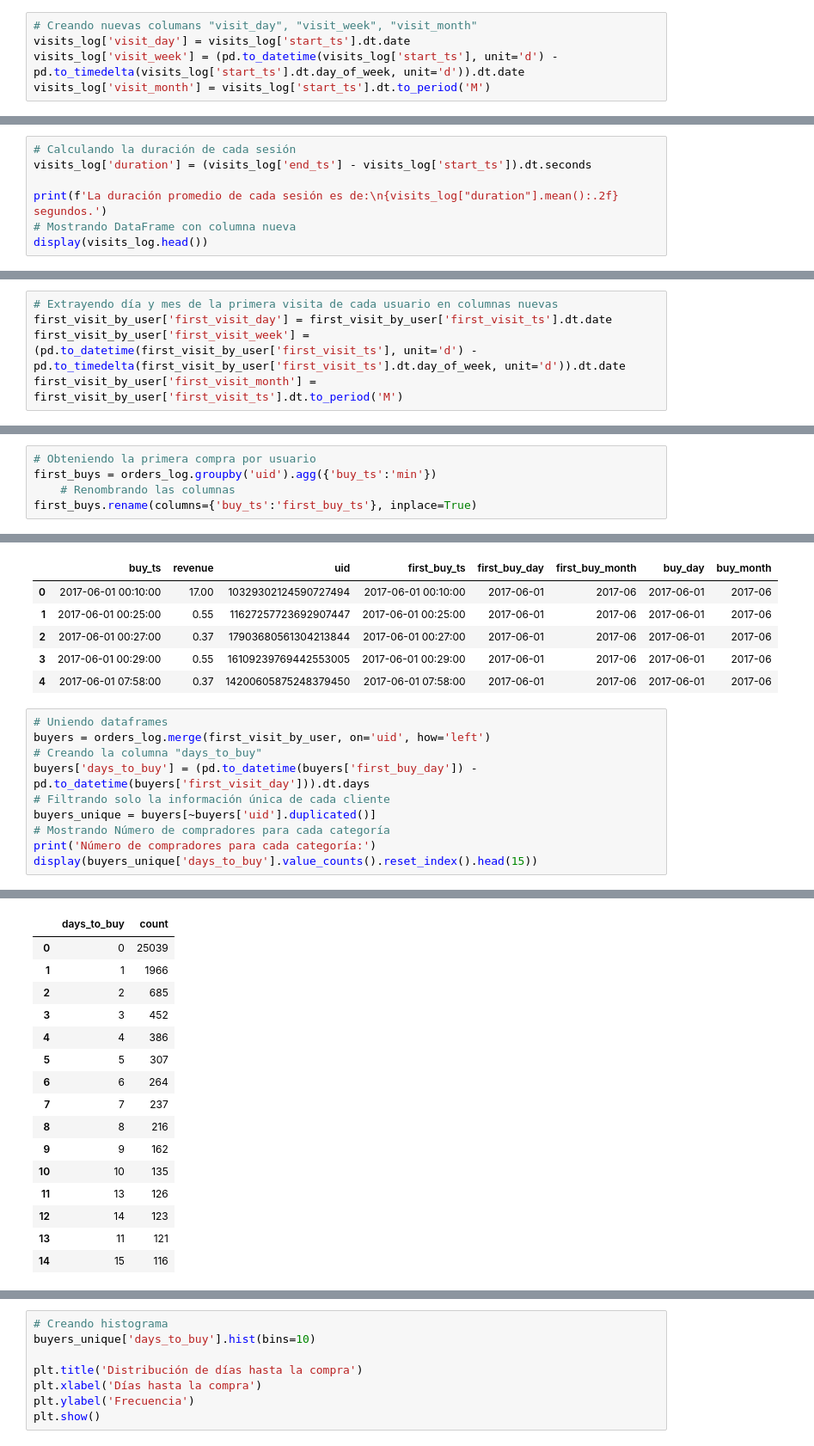
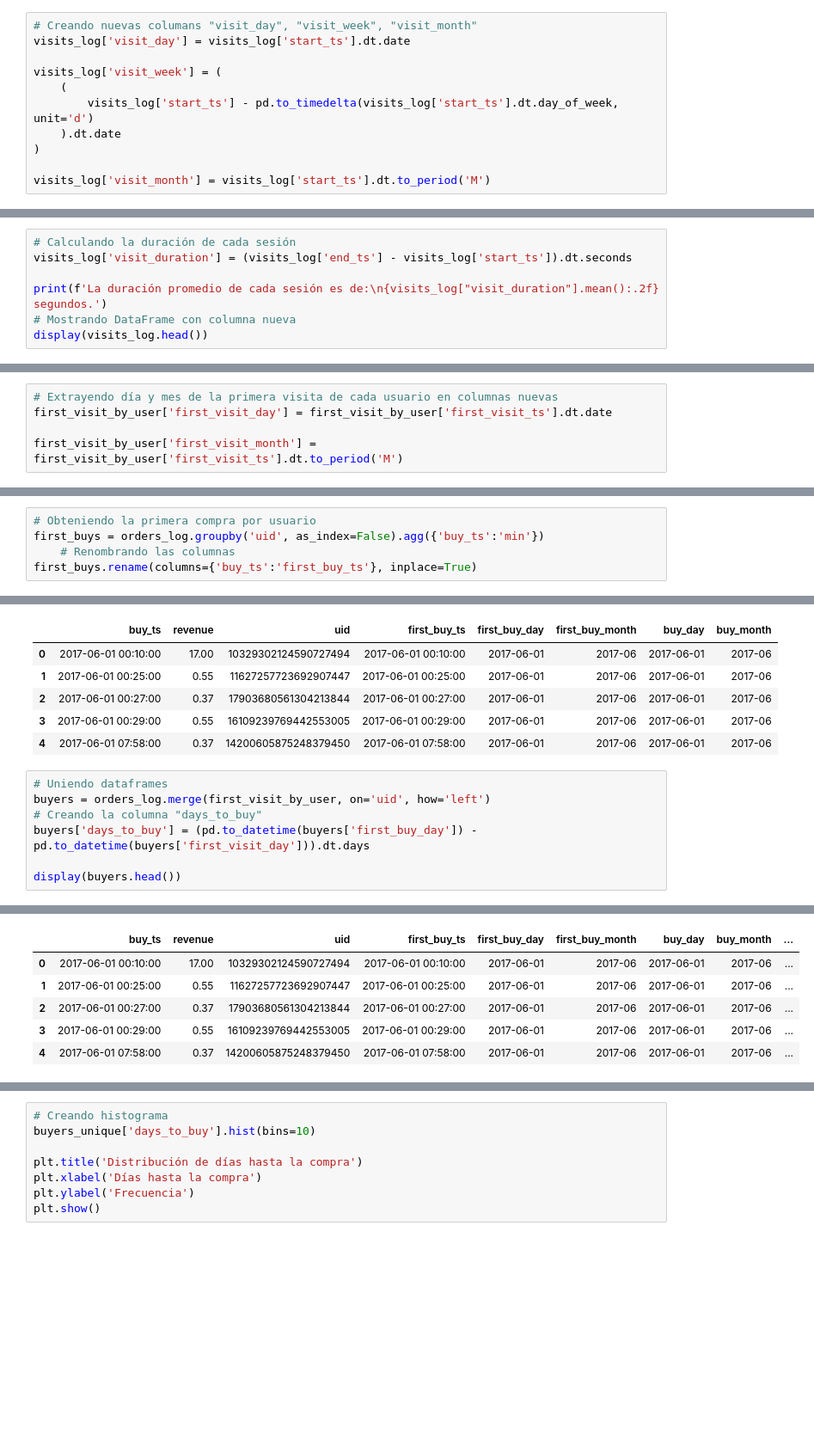
Before and after one commit to EdgarMdz2/showz_marketing, a Jupyter notebook: showz_marketing.ipynb, the cells around one changed output, grey strips where cells are left out. Shown at 86% size. Cells and saved outputs as stored; diff of their text form; blank space fills up the shorter version.

```diff
--- a/showz_marketing.ipynb
+++ b/showz_marketing.ipynb
@@ -139,7 +193,13 @@ visits_log['start_ts'] = pd.to_datetime(visits_log['start_ts'])
 # %%
 # Creando nuevas columans "visit_day", "visit_week", "visit_month"
 visits_log['visit_day'] = visits_log['start_ts'].dt.date
-visits_log['visit_week'] = (pd.to_datetime(visits_log['start_ts'], unit='d') - pd.to_timedelta(visits_log['start_ts'].dt.day_of_week, unit='d')).dt.date
+
+visits_log['visit_week'] = (
+    (
+        visits_log['start_ts'] - pd.to_timedelta(visits_log['start_ts'].dt.day_of_week, unit='d')
+    ).dt.date
+)
+
 visits_log['visit_month'] = visits_log['start_ts'].dt.to_period('M')
 # %%
 # Contando el número de usuarios para cada dia
@@ -204,9 +269,9 @@ plt.show()
 #### 3. ¿Cuál es la duración de cada sesión?
 # %%
 # Calculando la duración de cada sesión
-visits_log['duration'] = (visits_log['end_ts'] - visits_log['start_ts']).dt.seconds
+visits_log['visit_duration'] = (visits_log['end_ts'] - visits_log['start_ts']).dt.seconds
 
-print(f'La duración promedio de cada sesión es de:\n{visits_log["duration"].mean():.2f} segundos.')
+print(f'La duración promedio de cada sesión es de:\n{visits_log["visit_duration"].mean():.2f} segundos.')
 # Mostrando DataFrame con columna nueva
 display(visits_log.head())
 # %% [output]
@@ -240,7 +305,7 @@ first_visit_by_user.columns = ['uid', 'first_visit_ts']
 # %%
 # Extrayendo día y mes de la primera visita de cada usuario en columnas nuevas
 first_visit_by_user['first_visit_day'] = first_visit_by_user['first_visit_ts'].dt.date
-first_visit_by_user['first_visit_week'] = (pd.to_datetime(first_visit_by_user['first_visit_ts'], unit='d') - pd.to_timedelta(first_visit_by_user['first_visit_ts'].dt.day_of_week, unit='d')).dt.date
+
 first_visit_by_user['first_visit_month'] = first_visit_by_user['first_visit_ts'].dt.to_period('M')
 # %%
 # Uniendo con el dataframe "visits_log"
@@ -329,6 +394,6 @@ Este comportamiento sugiere que *los usuarios no visitan el sitio con frecuencia
 # %%
 # Obteniendo la primera compra por usuario
-first_buys = orders_log.groupby('uid').agg({'buy_ts':'min'})
+first_buys = orders_log.groupby('uid', as_index=False).agg({'buy_ts':'min'})
     # Renombrando las columnas
 first_buys.rename(columns={'buy_ts':'first_buy_ts'}, inplace=True)
 # %%
@@ -355,9 +420,6 @@ orders_log.head(5)
 buyers = orders_log.merge(first_visit_by_user, on='uid', how='left')
 # Creando la columna "days_to_buy"
 buyers['days_to_buy'] = (pd.to_datetime(buyers['first_buy_day']) - pd.to_datetime(buyers['first_visit_day'])).dt.days
-# Filtrando solo la información única de cada cliente
-buyers_unique = buyers[~buyers['uid'].duplicated()]
-# Mostrando Número de compradores para cada categoría
-print('Número de compradores para cada categoría:')
-display(buyers_unique['days_to_buy'].value_counts().reset_index().head(15))
+
+display(buyers.head())
 # %% [output]
@@ -365,16 +426,6 @@ Número de compradores para cada categoría:
-|  | days_to_buy | count |
-| 0 | 0 | 25039 |
-| 1 | 1 | 1966 |
-| 2 | 2 | 685 |
-| 3 | 3 | 452 |
-| 4 | 4 | 386 |
-| 5 | 5 | 307 |
-| 6 | 6 | 264 |
-| 7 | 7 | 237 |
-| 8 | 8 | 216 |
-| 9 | 9 | 162 |
-| 10 | 10 | 135 |
-| 11 | 13 | 126 |
-| 12 | 14 | 123 |
-| 13 | 11 | 121 |
-| 14 | 15 | 116 |
+|  | buy_ts | revenue | uid | first_buy_ts | first_buy_day | first_buy_month | buy_day | buy_month | ... |
+| 0 | 2017-06-01 00:10:00 | 17.00 | 10329302124590727494 | 2017-06-01 00:10:00 | 2017-06-01 | 2017-06 | 2017-06-01 | 2017-06 | ... |
+| 1 | 2017-06-01 00:25:00 | 0.55 | 11627257723692907447 | 2017-06-01 00:25:00 | 2017-06-01 | 2017-06 | 2017-06-01 | 2017-06 | ... |
+| 2 | 2017-06-01 00:27:00 | 0.37 | 17903680561304213844 | 2017-06-01 00:27:00 | 2017-06-01 | 2017-06 | 2017-06-01 | 2017-06 | ... |
+| 3 | 2017-06-01 00:29:00 | 0.55 | 16109239769442553005 | 2017-06-01 00:29:00 | 2017-06-01 | 2017-06 | 2017-06-01 | 2017-06 | ... |
+| 4 | 2017-06-01 07:58:00 | 0.37 | 14200605875248379450 | 2017-06-01 07:58:00 | 2017-06-01 | 2017-06 | 2017-06-01 | 2017-06 | ... |
```
Also changed, not shown: parts of 56 cells of this notebook.
